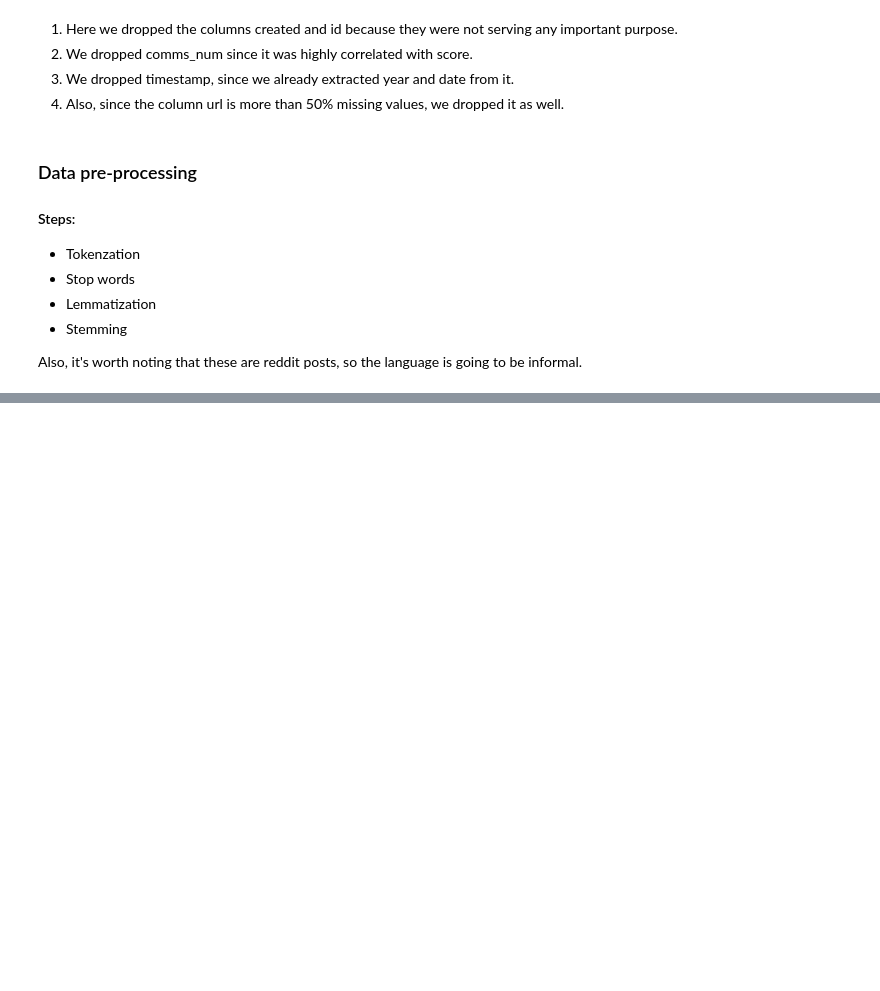
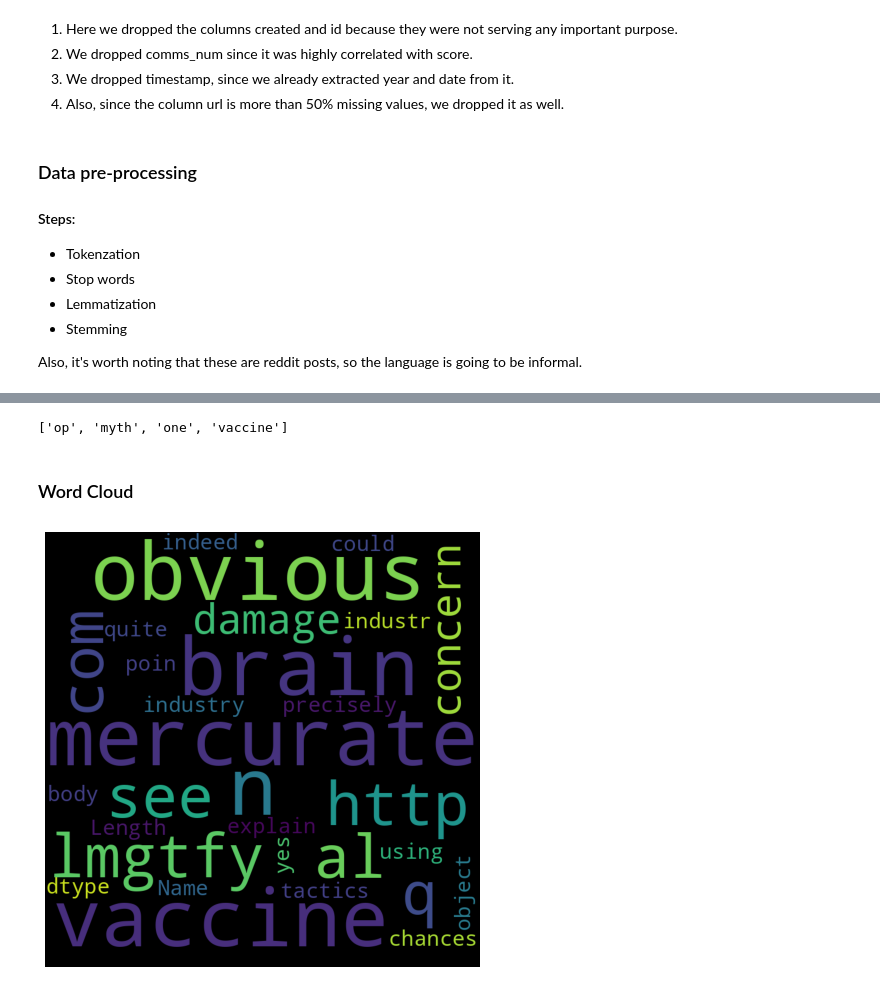
Before and after one commit to sristishree/RedditVaccineMyth, a Jupyter notebook: reddit-vaccine-myth-sentiment-analysis.ipynb, the cells around one changed output, grey strips where cells are left out. Cells and saved outputs as stored; diff of their text form; code cells hidden in the pictures; blank space fills up the shorter version.

```diff
--- a/reddit-vaccine-myth-sentiment-analysis.ipynb
+++ b/reddit-vaccine-myth-sentiment-analysis.ipynb
@@ -259,7 +264,34 @@ df.head()
 # %%
 # Convert to lowercase
-df['text'] = df['text'].apply(lambda text : " ".join(word.lower() for word in text.split(" ")))
+df['body'] = df['body'].apply(lambda text : " ".join(word.lower() for word in text.split(" ")))
+# %%
+# Remove digits
+df['body'] = df['body'].apply(lambda text : re.sub('\d+', ' ', text))
 # %%
 # Remove stop words
 stop_words = set(stopwords.words('english'))
-df['text'] = df['text'].apply(lambda text : " ".join(word for word in text.split(" ") if word not in stop_words))
+df['body'] = df['body'].apply(lambda text : " ".join(word for word in text.split(" ") if word not in stop_words))
+# %%
+# Remove digits
+df['body'] = df['body'].apply(lambda text : re.sub(r'[^\w\s]', ' ', text))
+# %%
+# Remove punctuations and tokenize
+t = df['body'].apply(lambda text : word_tokenize(text))
+text = [word for sublist in t for word in sublist]
+print(text[0:4])
+# %% [output]
+['op', 'myth', 'one', 'vaccine']
+# %% [markdown]
+### Word Cloud
+# %%
+from wordcloud import WordCloud
+
+wordcloud = WordCloud(width=800, height=800, background_color= "black", stopwords=stop_words, max_words=1000, min_font_size=20).generate(str(df['body']))
+
+# Plot
+fig = plt.figure(figsize=(8,8), facecolor=None)
+plt.imshow(wordcloud)
+plt.axis('off')
+plt.show()
+# %% [output]
+[figure, added]
```
Also changed, not shown: parts of 6 cells of this notebook.
